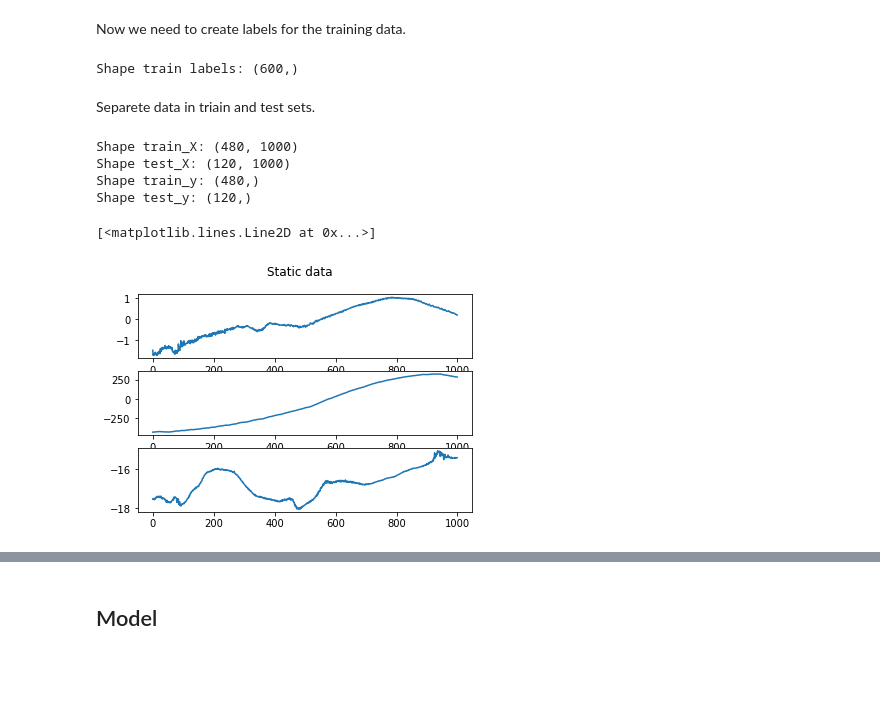
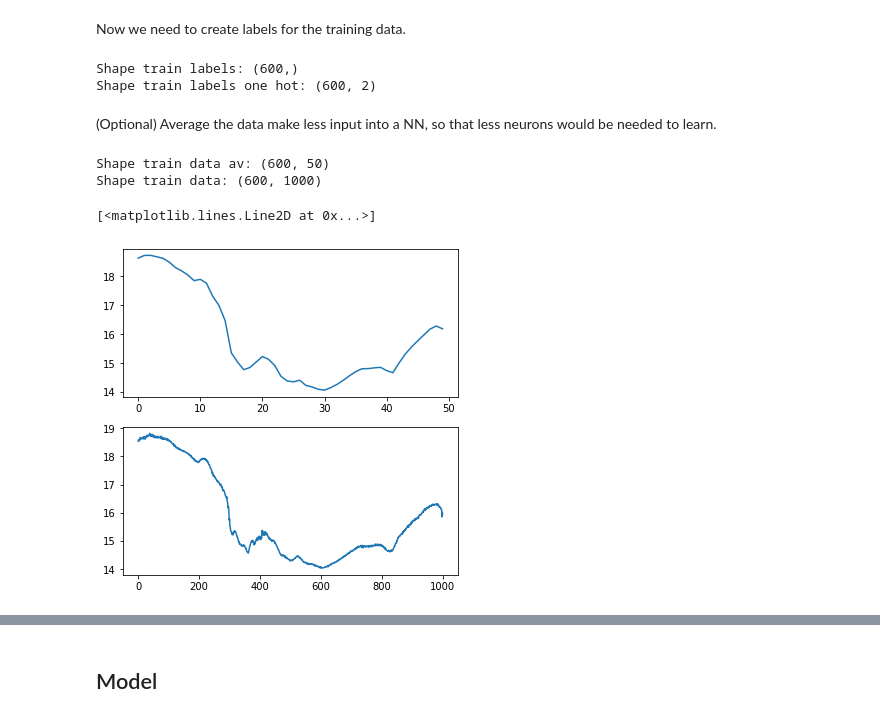
Before and after one commit to ml-lohi/hackathon-aachen, a Jupyter notebook: model.ipynb, the cells around one changed output, grey strips where cells are left out. Cells and saved outputs as stored; diff of their text form; code cells hidden in the pictures; blank space fills up the shorter version.

Commit message:
add cnn in models notebook

```diff
--- a/model.ipynb
+++ b/model.ipynb
@@ -40,31 +44,28 @@ Shape train data: (600, 1000)
 # %% [markdown]
 Now we need to create labels for the training data.
 # %%
+from sklearn.preprocessing import OneHotEncoder
 indexes = np.arange(train_data.shape[0])
 train_labels = indexes >= train_data.shape[0]/2
 print("Shape train labels:", train_labels.shape)
+nb_classes = 2
+train_labels_one_hot = np.eye(nb_classes)[train_labels.astype(int)]
+print("Shape train labels one hot:", train_labels_one_hot.shape)
 # %% [output]
 Shape train labels: (600,)
+Shape train labels one hot: (600, 2)
-# %% [markdown]
-Separete data in triain and test sets.
-# %%
-from sklearn.model_selection import train_test_split
-train_X, test_X, train_y, test_y = train_test_split(train_data, train_labels, test_size=0.2)
-print(f"Shape train_X: {train_X.shape}")
-print(f"Shape test_X: {test_X.shape}")
-print(f"Shape train_y: {train_y.shape}")
-print(f"Shape test_y: {test_y.shape}")
-# %% [output]
-Shape train_X: (480, 1000)
-Shape test_X: (120, 1000)
-Shape train_y: (480,)
-Shape test_y: (120,)
-# %%
-fig, axs = plt.subplots(3)
-fig.suptitle('Static data')
-axs[0].plot(train_X[0])
-axs[1].plot(train_X[60])
-axs[2].plot(train_X[400])
-# %% [output]
-[<matplotlib.lines.Line2D at 0x...>]
-[figure, removed]
+# %% [markdown]
+(Optional) Average the data make less input into a NN, so that less neurons would be needed to learn.
+# %%
+from utils.helper import avarage_phases
+train_data_av = avarage_phases(train_data)
+fig, (ax1, ax2) = plt.subplots(2,1,figsize=(6,6))
+print(f"Shape train data av: {train_data_av.shape}")
+print(f"Shape train data: {train_data.shape}")
+ax1.plot(train_data_av[5])
+ax2.plot(train_data[5])
+# %% [output]
+Shape train data av: (600, 50)
+Shape train data: (600, 1000)
+[<matplotlib.lines.Line2D at 0x...>]
+[figure, added]
```
Also changed, not shown: parts of 14 cells of this notebook, 1 other file.
